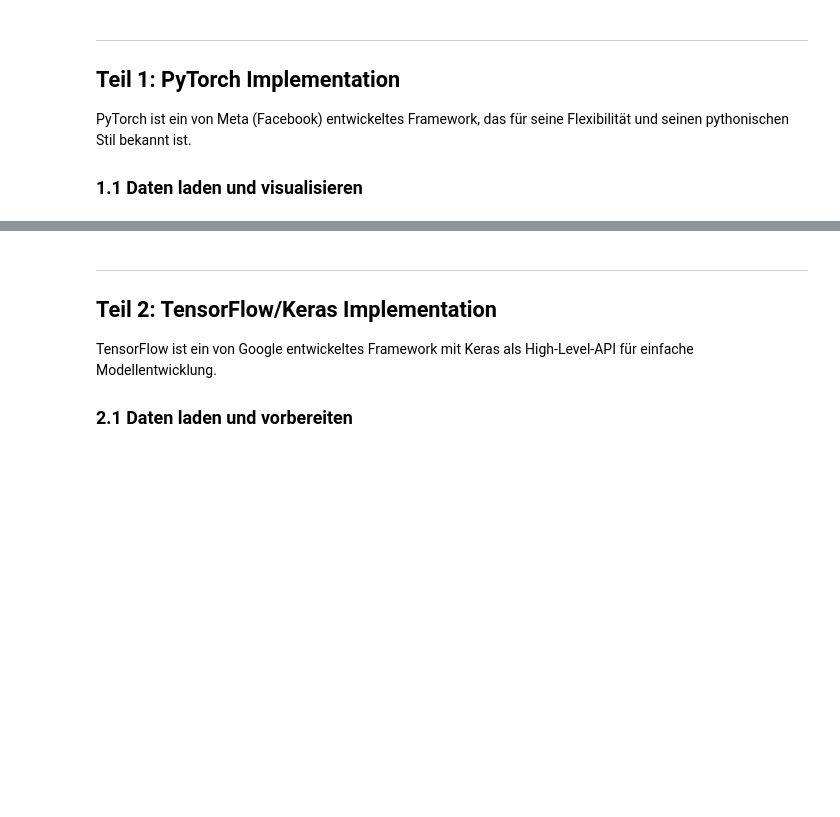
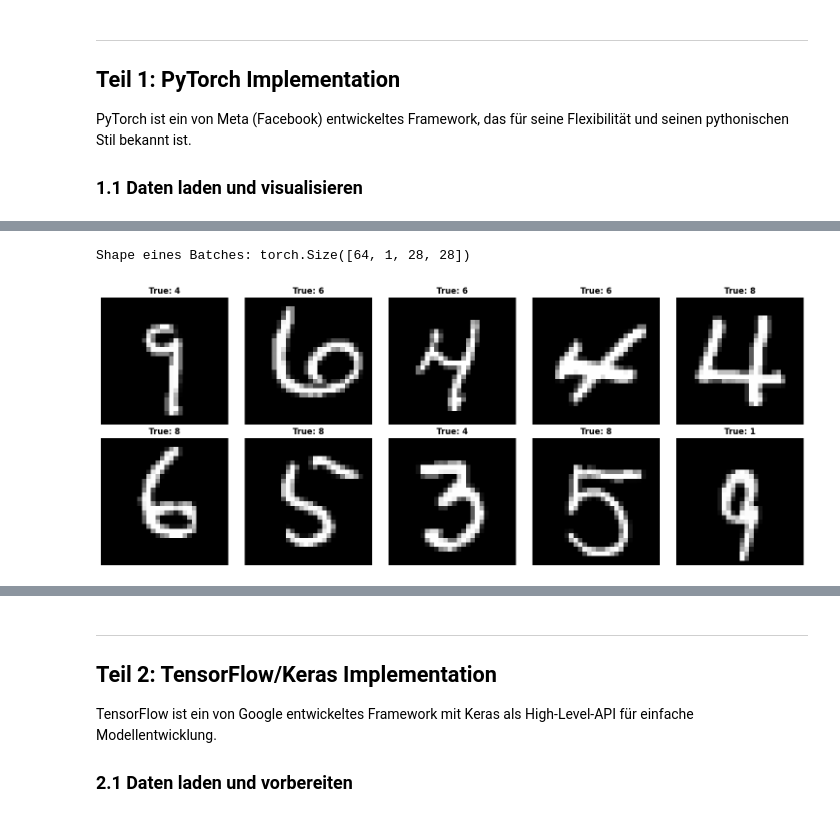
Before and after one commit to RSP-Educational/cnn_digit_recognition, a Jupyter notebook: main.ipynb, the cells around one changed output, grey strips where cells are left out. Drawn from its saved outputs; the diff is of its cells as text; code cells hidden in the pictures; blank space fills up the shorter version.

```diff
--- a/main.ipynb
+++ b/main.ipynb
@@ -53,26 +65,30 @@ PyTorch ist ein von Meta (Facebook) entwickeltes Framework, das für seine Flexi
 # %%
 # Aufgabe 1: Daten laden (PyTorch)
+import utils.visualization as vis
+
 import torch
 import torch.nn as nn
 import torch.optim as optim
+from torch.utils.data import DataLoader
 from torchvision import datasets, transforms
-import matplotlib.pyplot as plt
+
 import numpy as np
 
-# TODO: Ihr Code hier
-# - Transformation definieren
-# - Daten laden
-# - DataLoader erstellen
+# TODO: define transformations for the dataset
 
 
-# Visualisierung der ersten 6 Bilder (vorgefertigt)
-fig, axes = plt.subplots(1, 6, figsize=(12, 3))
-for i in range(6):
-    image, label = train_dataset[i]
-    # Denormalisieren für Visualisierung
-    image = image * 0.3081 + 0.1307
-    axes[i].imshow(image.squeeze(), cmap='gray')
-    axes[i].set_title(f'Label: {label}')
-    axes[i].axis('off')
-plt.tight_layout()
-plt.show()
+# TODO: load the MNIST dataset
+
+
+# TODO: create data loaders
+
+
+
+print(f"Shape eines Batches: {next(iter(train_loader))[0].shape}")
+n_samples = 10
+X = next(iter(train_loader))[0][:n_samples]
+Y = next(iter(train_loader))[1][:n_samples]
+vis.plot_samples(X, Y)
+# %% [output]
+Shape eines Batches: torch.Size([64, 1, 28, 28])
+[figure, added]
```
Also changed, not shown: parts of 17 cells of this notebook, 5 other files.
